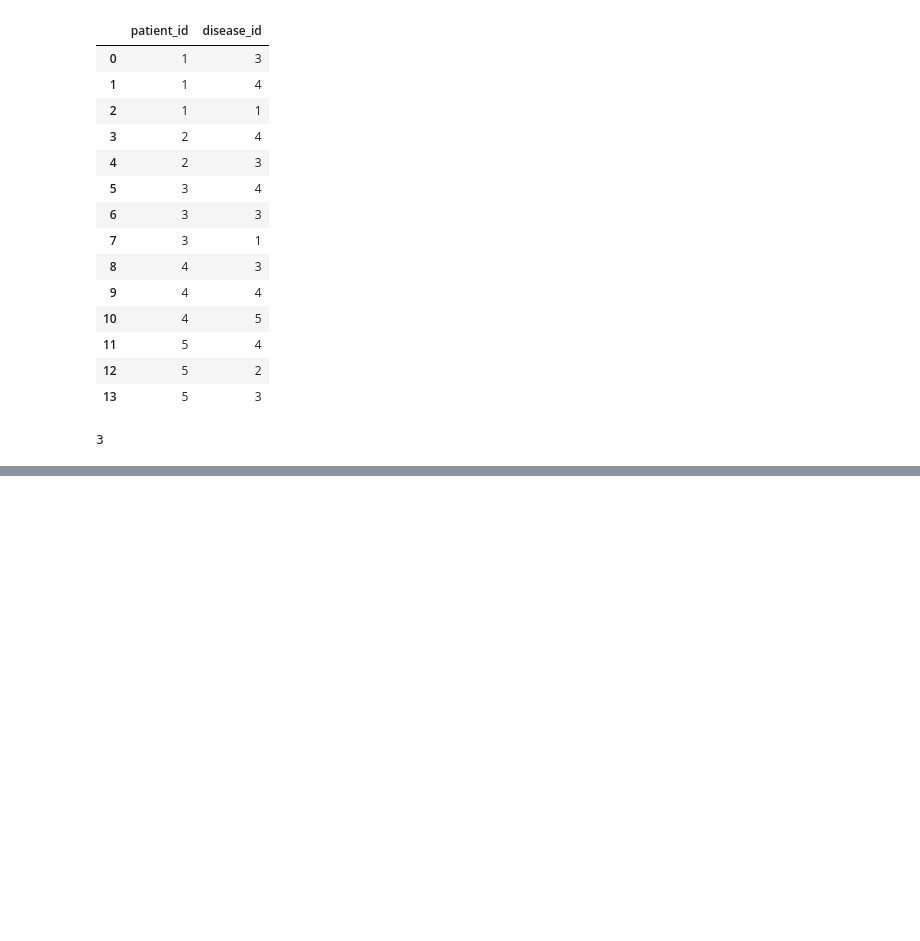
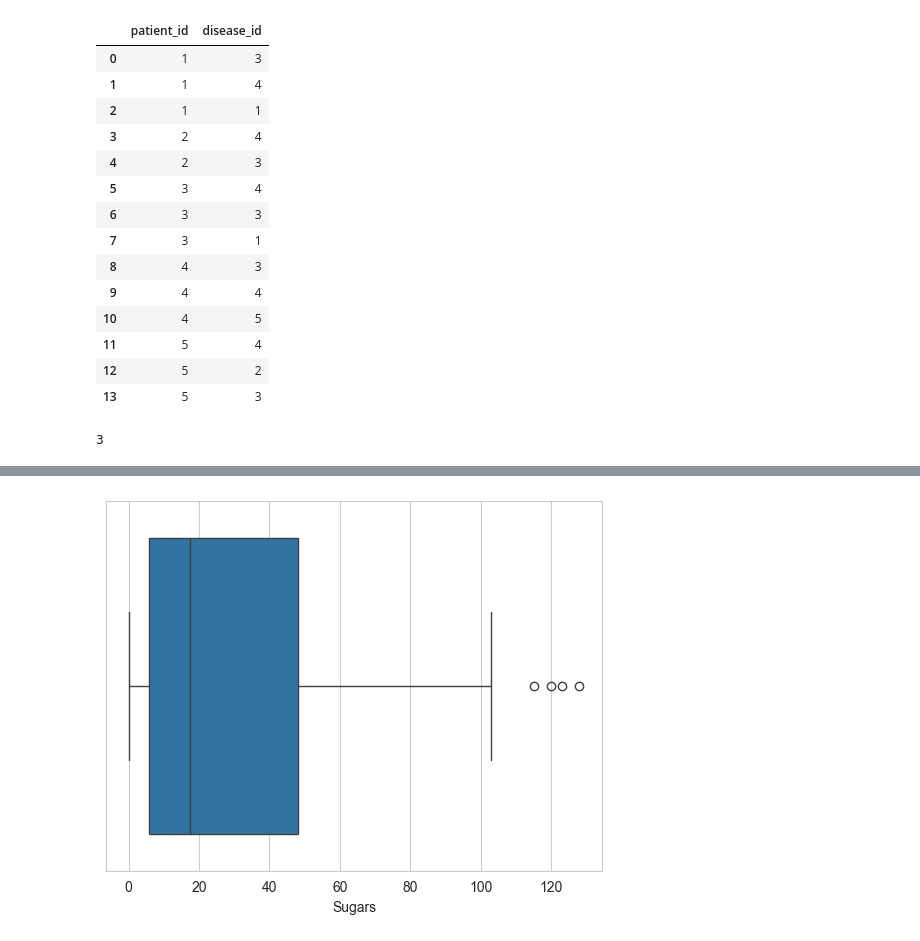
Before and after one commit to Yasir-4/data-science-practice, a Jupyter notebook: practice_2.ipynb, the cells around one changed output, grey strips where cells are left out. Cells and saved outputs as stored; diff of their text form; code cells hidden in the pictures; blank space fills up the shorter version.

```diff
--- a/practice_2.ipynb
+++ b/practice_2.ipynb
@@ -2785,0 +2871,5 @@ conn.close()
+# %%
+plot = sns.set_style("whitegrid")
+ax = sns.boxplot(x=mac_df["Sugars"])
+# %% [output]
+[figure, added]
```
Also changed, not shown: parts of 13 cells of this notebook.
